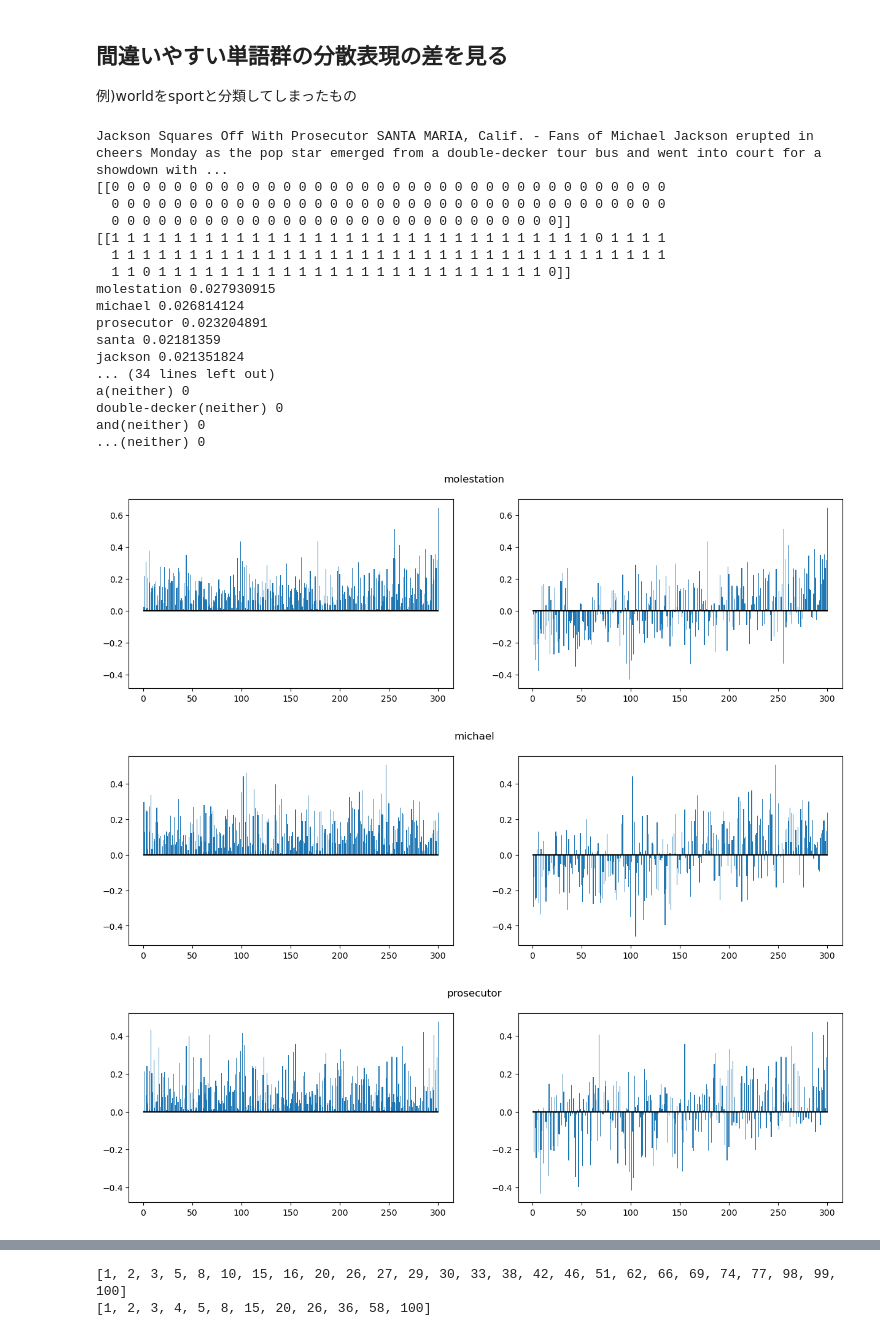
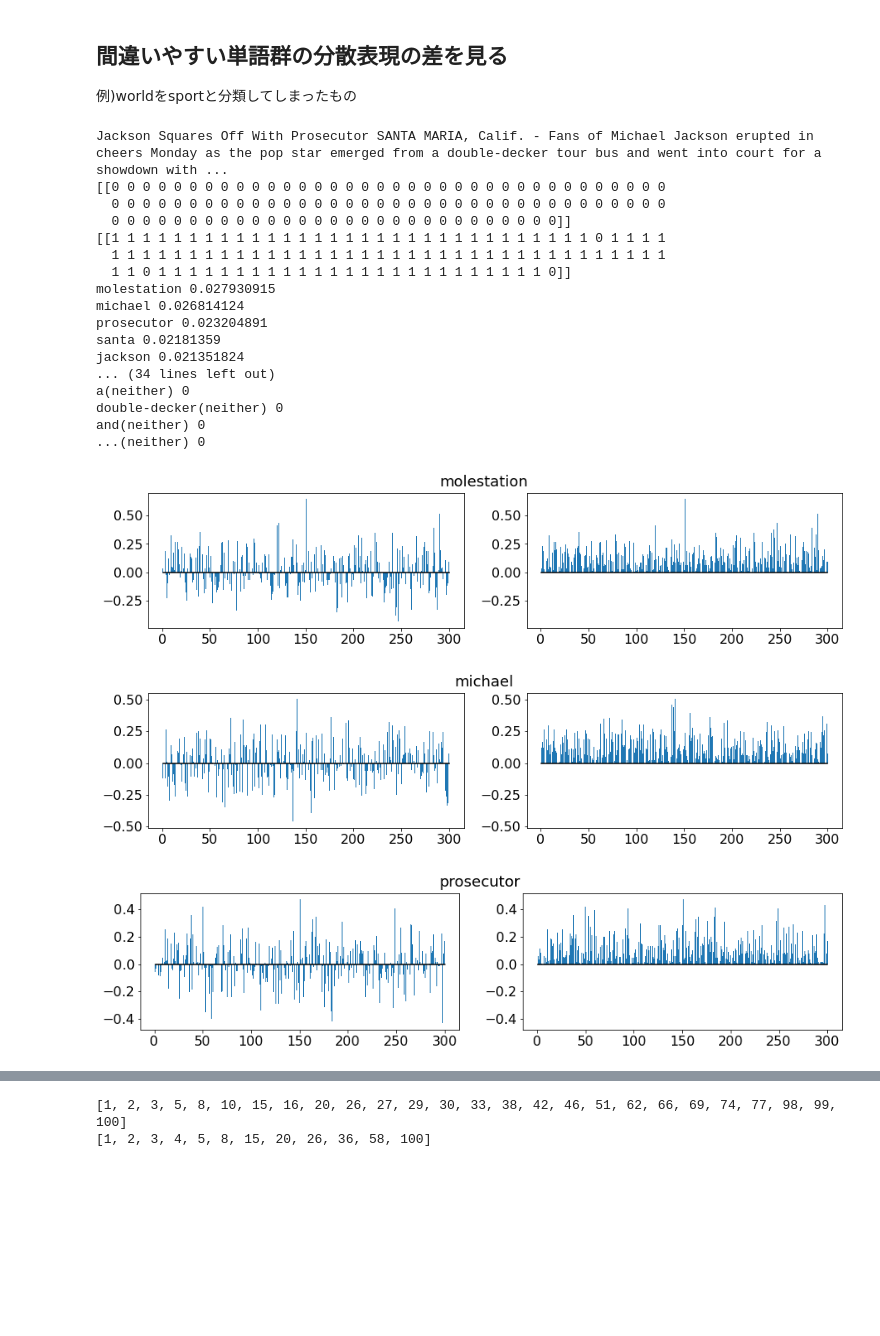
Before and after one commit to ga6rie1-KK/NLP_Bias, a Jupyter notebook: notebooks/miscllasification_analysis.ipynb, the cells around one changed output, grey strips where cells are left out. Drawn from its saved outputs; the diff is of its cells as text; code cells hidden in the pictures; blank space fills up the shorter version.

```diff
--- a/notebooks/miscllasification_analysis.ipynb
+++ b/notebooks/miscllasification_analysis.ipynb
@@ -182,43 +188,45 @@ def show(idx, top, sort=False):
     if sort:
         idx = np.argsort(np.stack([i[1][2] for i in diff]).sum(axis=0))
     for i in diff[:top]:
-        fig = plt.figure(figsize=(15,4))
-        ax1 = fig.add_subplot(1, 2, 2)
+        fig = plt.figure(figsize=(15,3))
+        ax1 = fig.add_subplot(121)
         if sort:
             y1 = i[1][2][idx]
         else:
             y1 = i[1][2]
         ax1.bar(range(1, 301), y1)
         ax1.plot(range(1, 301), [0]*300, color='black')
-        ax2 = fig.add_subplot(1, 2, 1, sharey=ax1)
+        ax1.tick_params(labelsize=16)
+        ax2 = fig.add_subplot(122, sharey=ax1)
         if sort:
             y2 = i[1][1][idx]
         else:
             y2 = i[1][1]
         ax2.bar(range(1, 301), y2)
         ax2.plot(range(1, 301), [0]*300, color='black')
-        fig.suptitle(i[0])
-        plt.show()
+        ax2.tick_params(labelsize=16)
+        fig.suptitle(i[0], fontsize=18)
+        fig.show()
 # %%
-show(67, 5, sort=True)
+show(67, 3)
 # %% [output]
 Jackson Squares Off With Prosecutor SANTA MARIA, Calif. - Fans of Michael Jackson erupted in cheers Monday as the pop star emerged from a double-decker tour bus and went into court for a showdown with ...
 [[0 0 0 0 0 0 0 0 0 0 0 0 0 0 0 0 0 0 0 0 0 0 0 0 0 0 0 0 0 0 0 0 0 0 0 0
   0 0 0 0 0 0 0 0 0 0 0 0 0 0 0 0 0 0 0 0 0 0 0 0 0 0 0 0 0 0 0 0 0 0 0 0
   0 0 0 0 0 0 0 0 0 0 0 0 0 0 0 0 0 0 0 0 0 0 0 0 0 0 0 0 0]]
 [[1 1 1 1 1 1 1 1 1 1 1 1 1 1 1 1 1 1 1 1 1 1 1 1 1 1 1 1 1 1 1 0 1 1 1 1
   1 1 1 1 1 1 1 1 1 1 1 1 1 1 1 1 1 1 1 1 1 1 1 1 1 1 1 1 1 1 1 1 1 1 1 1
   1 1 0 1 1 1 1 1 1 1 1 1 1 1 1 1 1 1 1 1 1 1 1 1 1 1 1 1 0]]
 molestation 0.027930915
 michael 0.026814124
 prosecutor 0.023204891
 santa 0.02181359
 jackson 0.021351824
 ... (34 lines left out)
 a(neither) 0
 double-decker(neither) 0
 and(neither) 0
 ...(neither) 0
-[figure, old version]
+[figure, new version]
-[figure, old version]
+[figure, new version]
-[figure, old version]
+[figure, new version]
```
Also changed, not shown: parts of 70 cells of this notebook, 7 other files.
